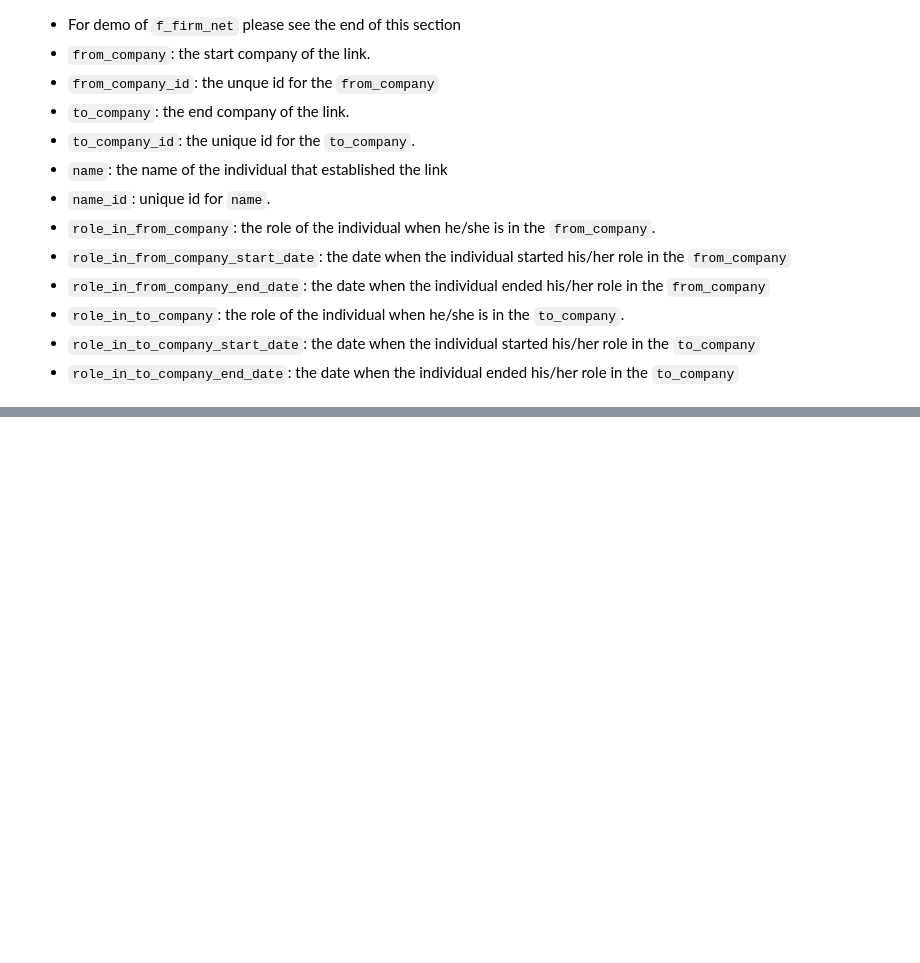
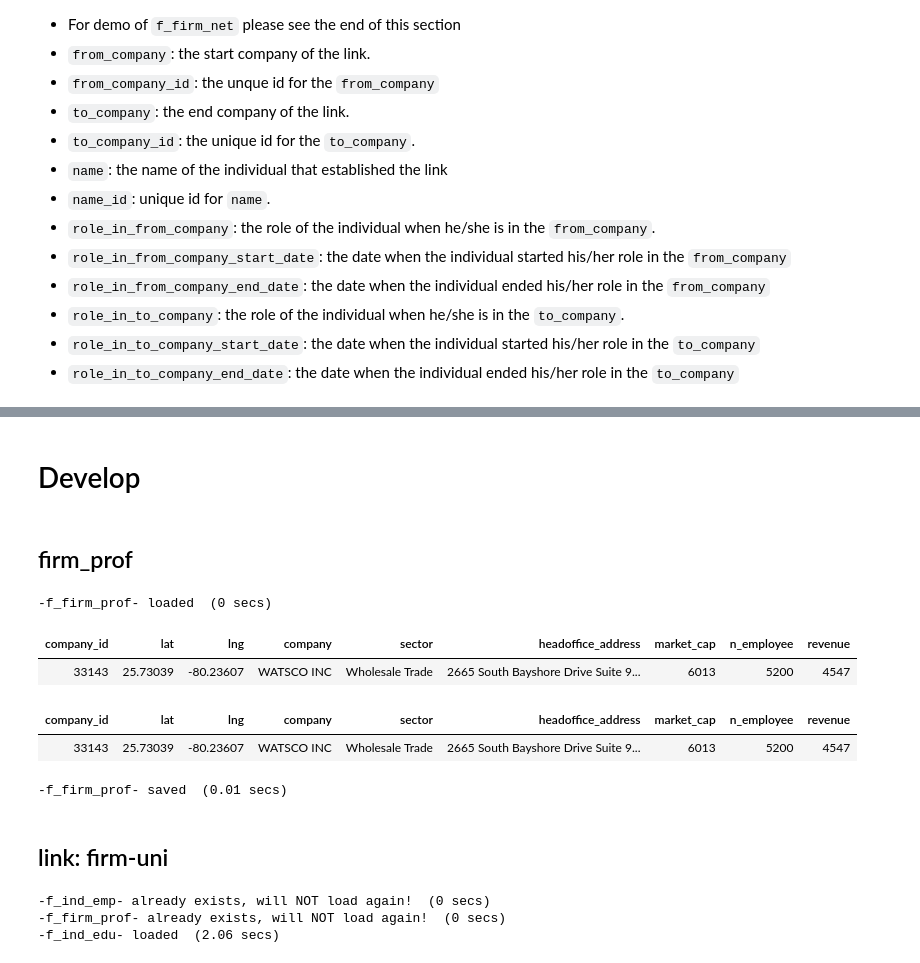
Before and after one commit to YuanyuanTong/CompanyLinks, a Jupyter notebook: data/firm-link.ipynb, the cells around one changed output, grey strips where cells are left out. Drawn from its saved outputs; the diff is of its cells as text; code cells hidden in the pictures; blank space fills up the shorter version.

```diff
--- a/data/firm-link.ipynb
+++ b/data/firm-link.ipynb
@@ -312,3 +339,35 @@ f_firm_net[1]
 -firm_net- loaded  (11.14 secs)
 | from_company | from_company_id | to_company | to_company_id | name | name_id | role_in_from_company | ... |
 | GREENHILL & CO INC | 40757 | 1 800 CONTACTS INC (De-listed 09/... | 3 | Steve Key | 59796 | Independent Director (Brd) (SD) | ... |
+# %% [markdown]
+# Develop
+# %% [markdown]
+## firm_prof
+# %%
+ld(f_firm_prof, force=T, path='.')
+coord = fread('partial_company_coordinates.csv')
+f_firm_prof[1]
+# %% [output]
+-f_firm_prof- loaded  (0 secs)
+| company_id | lat | lng | company | sector | headoffice_address | market_cap | n_employee | revenue |
+| 33143 | 25.73039 | -80.23607 | WATSCO INC | Wholesale Trade | 2665 South Bayshore Drive Suite 9... | 6013 | 5200 | 4547 |
+# %%
+f_firm_prof = f_firm_prof[coord, .(company_id, lat, lng, company, sector, headoffice_address, market_cap, n_employee, revenue), on=.(company_id)]
+
+f_firm_prof[1]
+sv(f_firm_prof)
+fwrite(f_firm_prof, 'partial_company_coordinates.csv')
+# %% [output]
+| company_id | lat | lng | company | sector | headoffice_address | market_cap | n_employee | revenue |
+| 33143 | 25.73039 | -80.23607 | WATSCO INC | Wholesale Trade | 2665 South Bayshore Drive Suite 9... | 6013 | 5200 | 4547 |
+-f_firm_prof- saved  (0.01 secs)
+# %% [markdown]
+## link: firm-uni
+# %%
+ld(f_ind_emp, path='.')
+ld(f_firm_prof, path='.')
+ld(f_ind_edu, path='.')
+# %% [output]
+-f_ind_emp- already exists, will NOT load again!  (0 secs)
+-f_firm_prof- already exists, will NOT load again!  (0 secs)
+-f_ind_edu- loaded  (2.06 secs)
```
Also changed, not shown: parts of 7 cells of this notebook, 4 other files.
